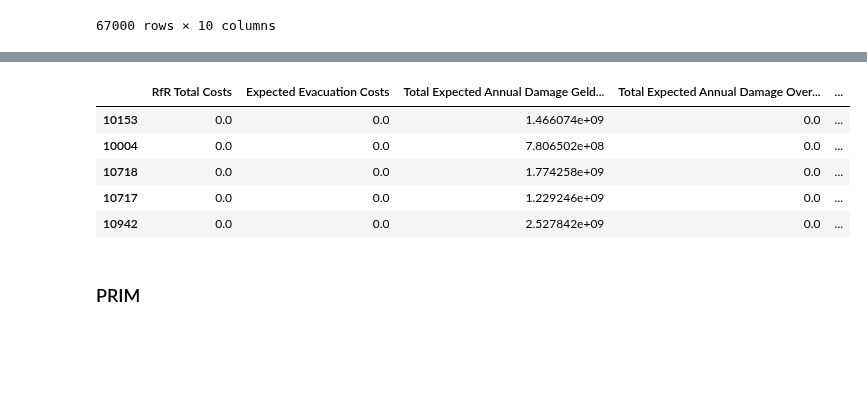
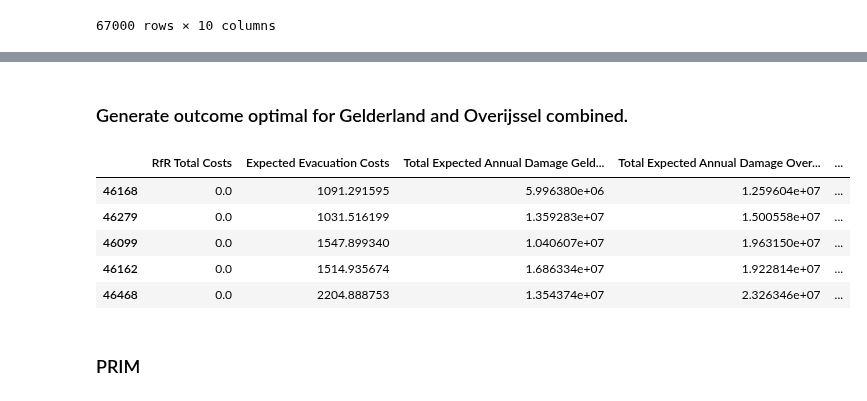
Before and after one commit to JasperBaars/EPA1361_Model-based_Decision-making, a Jupyter notebook: Final Assignment EPA1361/Model and Notebooks/4. Scenario Discovery.ipynb, the cells around one changed output, grey strips where cells are left out. Drawn from its saved outputs; the diff is of its cells as text; code cells hidden in the pictures; blank space fills up the shorter version.

Commit message:
scenario dingen

```diff
--- a/Final Assignment EPA1361/Model and Notebooks/4. Scenario Discovery.ipynb
+++ b/Final Assignment EPA1361/Model and Notebooks/4. Scenario Discovery.ipynb
@@ -160,0 +159,9 @@ aggregated_outcomes_provinces
+# %%
+n_scenarios_of_interest = 5
+
+results_of_interest = aggregated_outcomes_provinces.sort_values(by='total_cost[€]_overijssel', ascending=True).head(n_scenarios_of_interest)
+
+with open(r'..\generated_datasets\final_policies_overijssel.pkl','wb') as pickle_file:
+    pickle.dump(results_of_interest, pickle_file)
+
+results_of_interest
@@ -161,19 +175,21 @@ aggregated_outcomes_provinces
+# %% [markdown]
+### Generate outcome optimal for Gelderland and Overijssel combined.
 # %%
 n_scenarios_of_interest = 5
 
-results_of_interest = aggregated_outcomes_provinces.sort_values(by='total_cost[€]_overijssel', ascending=True).head(n_scenarios_of_interest)
+results_of_interest = aggregated_outcomes_provinces.sort_values(by='total_cost[€]', ascending=True).head(n_scenarios_of_interest)
 
 with open(r'..\generated_datasets\final_policies.pkl','wb') as pickle_file:
     pickle.dump(results_of_interest, pickle_file)
 
 results_of_interest
 # %% [output]
 |  | RfR Total Costs | Expected Evacuation Costs | Total Expected Annual Damage Geld... | Total Expected Annual Damage Over... | ... |
-| 10153 | 0.0 | 0.0 | 1.466074e+09 | 0.0 | ... |
-| 10004 | 0.0 | 0.0 | 7.806502e+08 | 0.0 | ... |
-| 10718 | 0.0 | 0.0 | 1.774258e+09 | 0.0 | ... |
-| 10717 | 0.0 | 0.0 | 1.229246e+09 | 0.0 | ... |
-| 10942 | 0.0 | 0.0 | 2.527842e+09 | 0.0 | ... |
+| 46168 | 0.0 | 1091.291595 | 5.996380e+06 | 1.259604e+07 | ... |
+| 46279 | 0.0 | 1031.516199 | 1.359283e+07 | 1.500558e+07 | ... |
+| 46099 | 0.0 | 1547.899340 | 1.040607e+07 | 1.963150e+07 | ... |
+| 46162 | 0.0 | 1514.935674 | 1.686334e+07 | 1.922814e+07 | ... |
+| 46468 | 0.0 | 2204.888753 | 1.354374e+07 | 2.326346e+07 | ... |
 # %% [markdown]
 ### PRIM
 # %%
```
Also changed, not shown: parts of 3 cells of this notebook, 3 other files.
